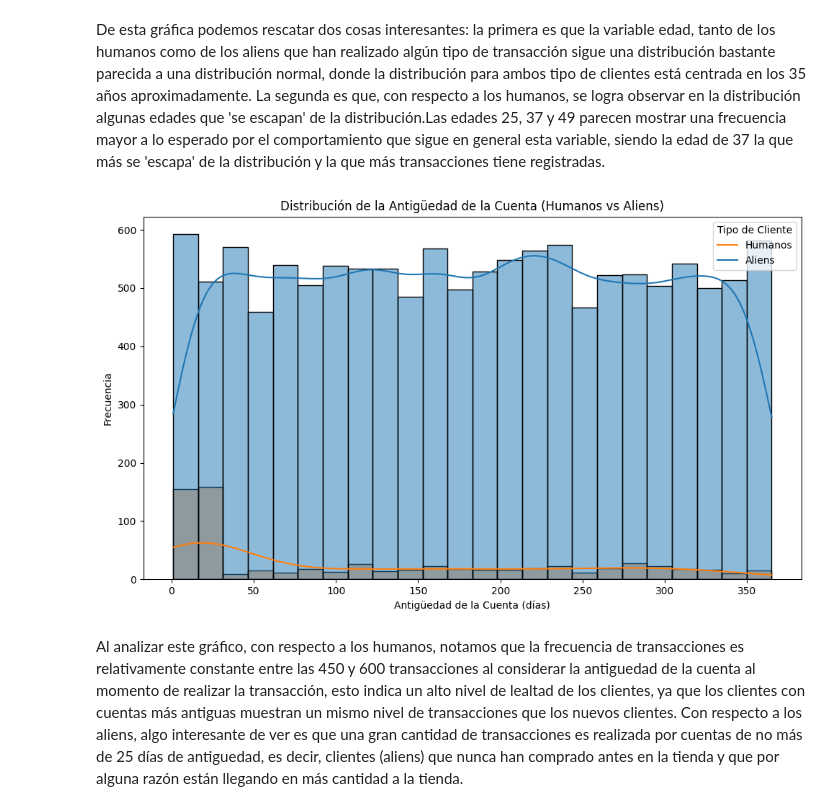
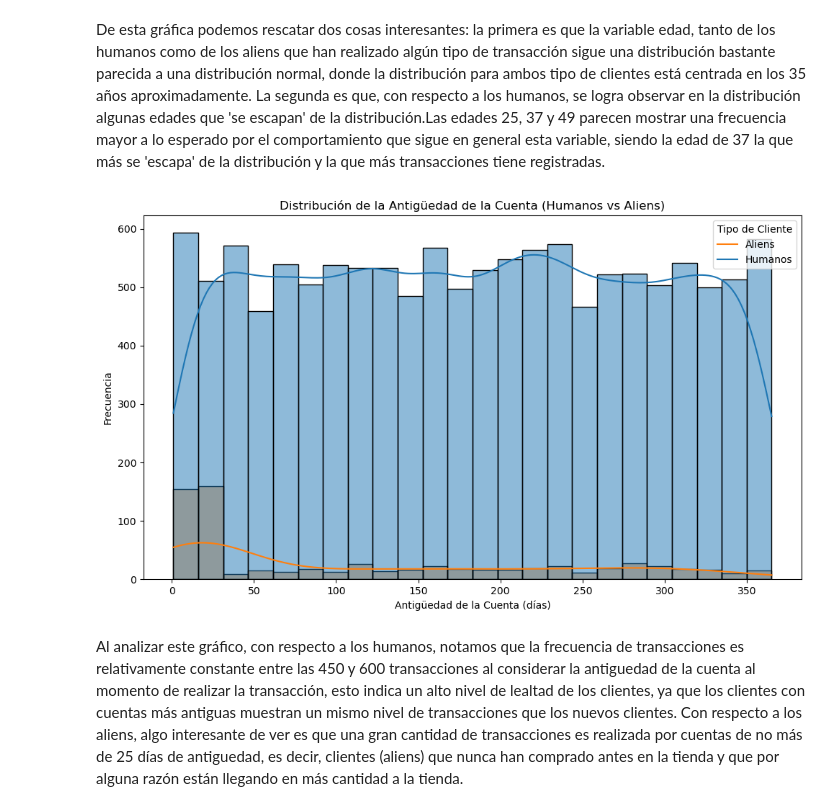
Before and after one commit to IsraPKMNPAP/Laboratorio-de-Herramientas, a Jupyter notebook: Laboratorios/Lab4_enunciado.ipynb, the cells around one changed output. Saved outputs shown, nothing was run; the diff lists cells and outputs as text; code cells hidden in the pictures.

```diff
--- a/Laboratorios/Lab4_enunciado.ipynb
+++ b/Laboratorios/Lab4_enunciado.ipynb
@@ -159,7 +148,7 @@ sparksession = SparkSession.builder.master("local").appName("Dataframes").getOrC
 df = (
     sparksession.read
     .format("parquet")
-    .load("C:/Users/lpico/Documents/Repositorio-papayon/datos_lab_spark.parquet")
+    .load("../temp/datos_lab_spark.parquet")
 )
 # %%
 # Mostramos
@@ -646,15 +633,15 @@ De esta gráfica podemos rescatar dos cosas interesantes: la primera es que la v
 # %%
 # Distribución de la variable 'Account age Days'
 plt.figure(figsize=(10, 6))
 sns.histplot(data=df_pandas, x='Account Age Days', hue='Is An Alien', kde=True)
 plt.title('Distribución de la Antigüedad de la Cuenta (Humanos vs Aliens)')
 plt.xlabel('Antigüedad de la Cuenta (días)')
 plt.ylabel('Frecuencia')
-plt.legend(title='Tipo de Cliente', labels=['Humanos', 'Aliens'])
+plt.legend(title='Tipo de Cliente', labels=['Aliens', 'Humanos'])
 plt.tight_layout()
 plt.show()
 # %% [output]
-[figure, old version]
+[figure, new version]
 # %% [markdown]
 Al analizar este gráfico, con respecto a los humanos, notamos que la frecuencia de transacciones es relativamente constante entre las 450 y 600 transacciones al considerar la antiguedad de la cuenta al momento de realizar la transacción, esto indica un alto nivel de lealtad de los clientes, ya que los clientes con cuentas más antiguas muestran un mismo nivel de transacciones que los nuevos clientes.
 Con respecto a los aliens, algo interesante de ver es que una gran cantidad de transacciones es realizada por cuentas de no más de 25 días de antiguedad, es decir, clientes (aliens) que nunca han comprado antes en la tienda y que por alguna razón están llegando en más cantidad a la tienda.
```
Also changed, not shown: parts of 12 cells of this notebook.
